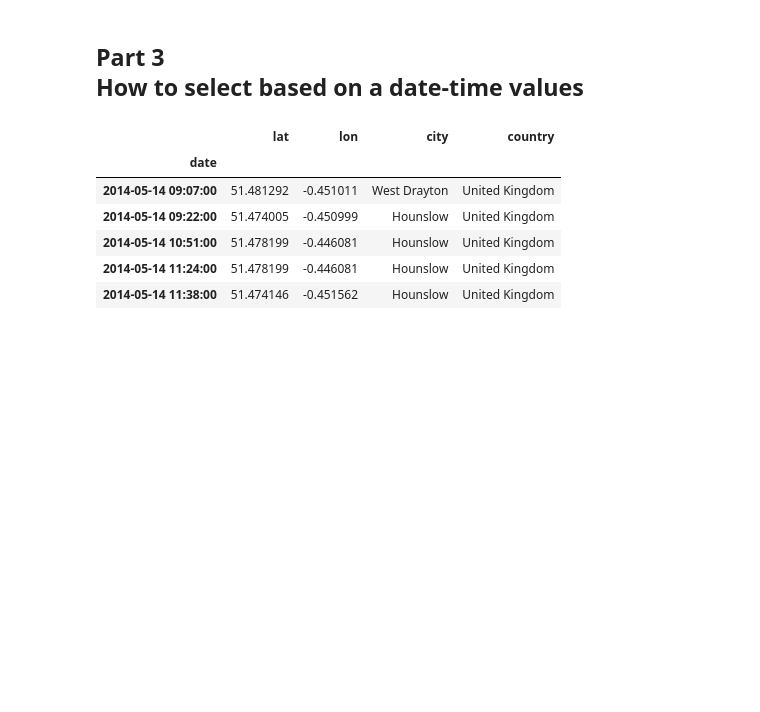
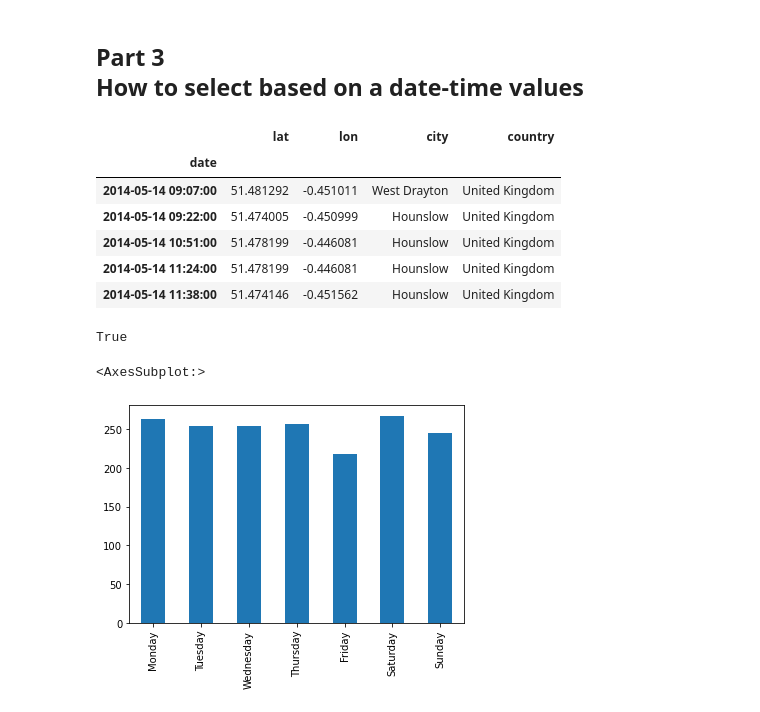
Before and after one commit to qszhao/PTUA2023, a Jupyter notebook: Lab05/Lab05_Pandas.ipynb, the cells around one changed output. Saved outputs shown, nothing was run; the diff lists cells and outputs as text; code cells hidden in the pictures; blank space fills up the shorter version.

```diff
--- a/Lab05/Lab05_Pandas.ipynb
+++ b/Lab05/Lab05_Pandas.ipynb
@@ -90,5 +219,9 @@ dt.head()
 | 2014-05-14 11:38:00 | 51.474146 | -0.451562 | Hounslow | United Kingdom |
 # %%
 # Q16: is the timestamp index unique? How can you use code to find it?
+len(dt) == len(dt.index.unique())
+# %% [output]
+True
 # %%
 # Q17: drop duplicate index
+dt.drop(index=dt[dt.index.duplicated()].index, axis=0, inplace=True)
@@ -97,2 +228,11 @@ dt.head()
+# %%
+# Q18: create a weekday and a weekend dataframe
+dt['weekday'] = [day.strftime("%A") for day in dt.index]
+weekday = dt[dt.index.weekday.isin(range(5))]
+weekend = dt[dt.index.weekday.isin([5,6])]
 # %%
 # Q19: calculate and plot the number of observations each day of the week has
+dt.weekday.value_counts().loc[["Monday", "Tuesday", "Wednesday", "Thursday", "Friday", "Saturday", "Sunday"]].plot.bar()
+# %% [output]
+<AxesSubplot:>
+[figure, added]
```
Also changed, not shown: parts of 15 cells of this notebook.
